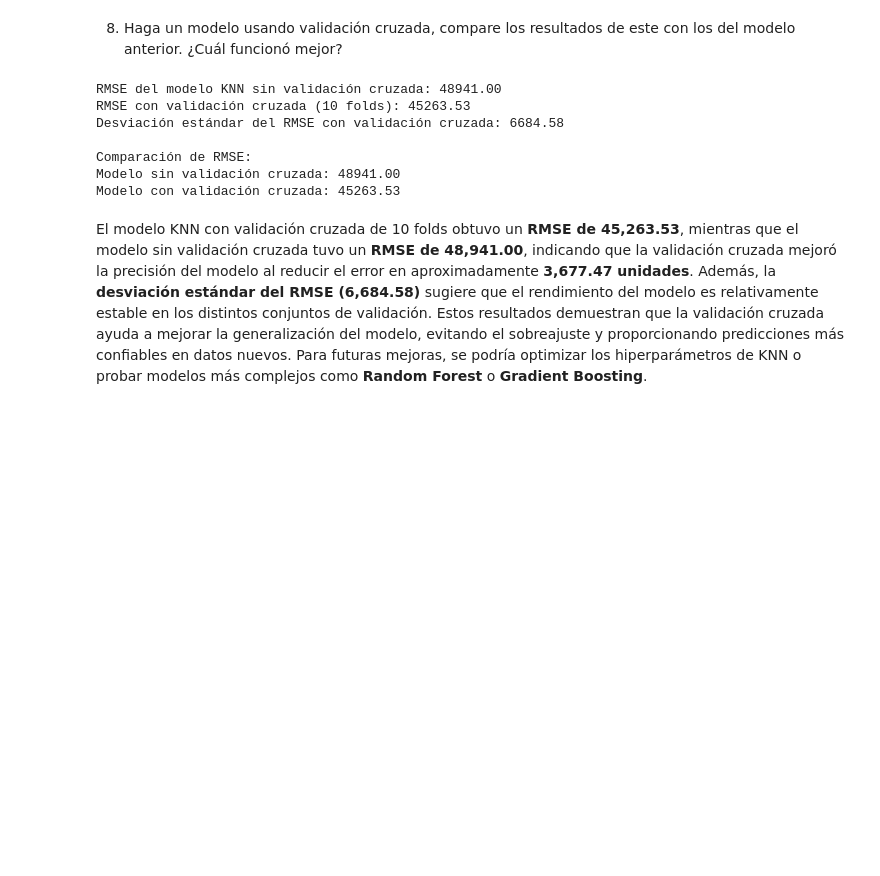
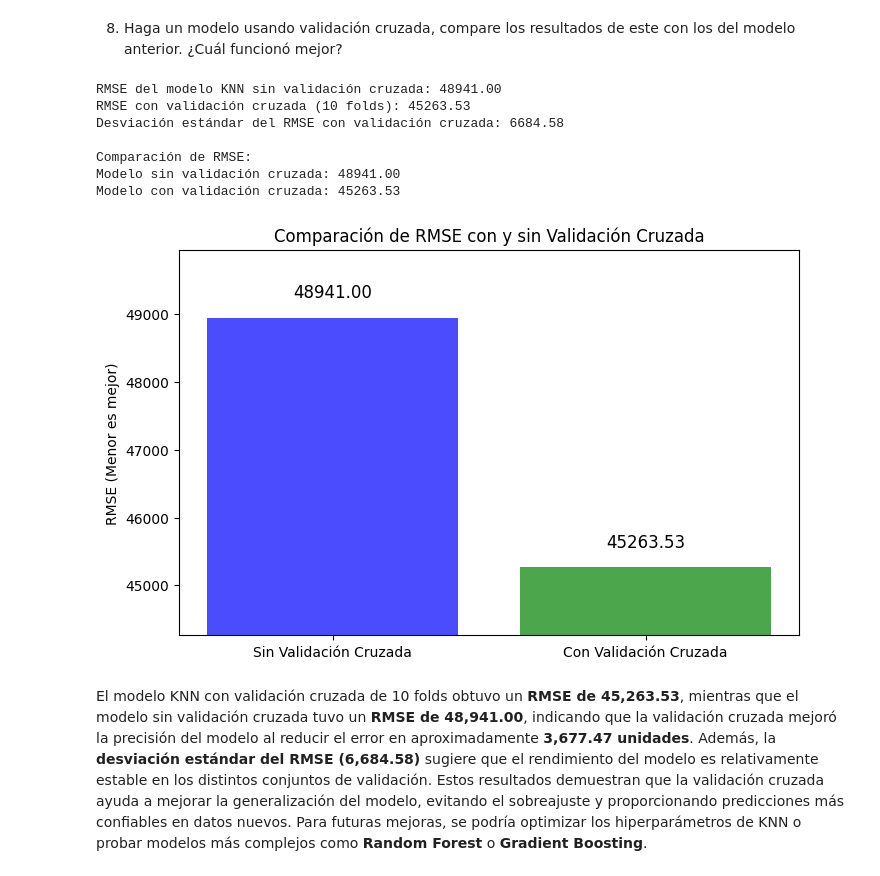
Before and after one commit to michellemej22596/HT3-MineriaDeDatos, a Jupyter notebook: HT6/Actividades8-10.ipynb, the cells around one changed output. Cells and saved outputs as stored; diff of their text form; code cells hidden in the pictures; blank space fills up the shorter version.

Commit message:
Mejora de incisos 8-9 de HDT6

```diff
--- a/HT6/Actividades8-10.ipynb
+++ b/HT6/Actividades8-10.ipynb
@@ -4,6 +4,7 @@ modelo anterior. ¿Cuál funcionó mejor?
 # %%
 import pandas as pd
 import numpy as np
+import matplotlib.pyplot as plt
 from sklearn.model_selection import train_test_split, cross_val_score, KFold
 from sklearn.neighbors import KNeighborsRegressor
 from sklearn.metrics import mean_squared_error
@@ -32,33 +33,53 @@ knn_cleaned.fit(X_train_cleaned, y_train_cleaned)
 # Predicción en el conjunto de prueba
 y_pred_cleaned = knn_cleaned.predict(X_test_cleaned)
 
 # Calcular RMSE sin validación cruzada
 rmse_knn_cleaned = np.sqrt(mean_squared_error(y_test_cleaned, y_pred_cleaned))
 print(f"RMSE del modelo KNN sin validación cruzada: {rmse_knn_cleaned:.2f}")
 
 # Aplicar validación cruzada con 10 folds
 kf_cleaned = KFold(n_splits=10, shuffle=True, random_state=42)
 cv_scores_cleaned = cross_val_score(knn_cleaned, X_cleaned_encoded, y_cleaned, scoring='neg_root_mean_squared_error', cv=kf_cleaned)
 
 # Calcular RMSE promedio con validación cruzada
 rmse_mean_cleaned = -cv_scores_cleaned.mean()
 rmse_std_cleaned = cv_scores_cleaned.std()
 
 print(f"RMSE con validación cruzada (10 folds): {rmse_mean_cleaned:.2f}")
 print(f"Desviación estándar del RMSE con validación cruzada: {rmse_std_cleaned:.2f}")
 
 # Comparación de modelos
 print("\nComparación de RMSE:")
 print(f"Modelo sin validación cruzada: {rmse_knn_cleaned:.2f}")
 print(f"Modelo con validación cruzada: {rmse_mean_cleaned:.2f}")
+
+# ------------------ Gráfica de Comparación ------------------
+
+# Crear gráfico de barras comparativo
+plt.figure(figsize=(8, 5))
+plt.bar(["Sin Validación Cruzada", "Con Validación Cruzada"], [rmse_knn_cleaned, rmse_mean_cleaned],
+        color=['blue', 'green'], alpha=0.7)
+
+# Agregar etiquetas y título
+plt.ylabel("RMSE (Menor es mejor)")
+plt.title("Comparación de RMSE con y sin Validación Cruzada")
+plt.ylim(min(rmse_knn_cleaned, rmse_mean_cleaned) - 1000, max(rmse_knn_cleaned, rmse_mean_cleaned) + 1000)
+
+# Mostrar valores en las barras
+for index, value in enumerate([rmse_knn_cleaned, rmse_mean_cleaned]):
+    plt.text(index, value + 300, f"{value:.2f}", ha='center', fontsize=12)
+
+# Mostrar la gráfica
+plt.show()
 # %% [output]
 RMSE del modelo KNN sin validación cruzada: 48941.00
 RMSE con validación cruzada (10 folds): 45263.53
 Desviación estándar del RMSE con validación cruzada: 6684.58
 
 Comparación de RMSE:
 Modelo sin validación cruzada: 48941.00
 Modelo con validación cruzada: 45263.53
+[figure, added]
 # %% [markdown]
 El modelo KNN con validación cruzada de 10 folds obtuvo un **RMSE de 45,263.53**, mientras que el modelo sin validación cruzada tuvo un **RMSE de 48,941.00**, indicando que la validación cruzada mejoró la precisión del modelo al reducir el error en aproximadamente **3,677.47 unidades**. Además, la **desviación estándar del RMSE (6,684.58)** sugiere que el rendimiento del modelo es relativamente estable en los distintos conjuntos de validación. Estos resultados demuestran que la validación cruzada ayuda a mejorar la generalización del modelo, evitando el sobreajuste y proporcionando predicciones más confiables en datos nuevos. Para futuras mejoras, se podría optimizar los hiperparámetros de KNN o probar modelos más complejos como **Random Forest** o **Gradient Boosting**.
 # %% [markdown]
```
Also changed, not shown: parts of 3 cells of this notebook.
